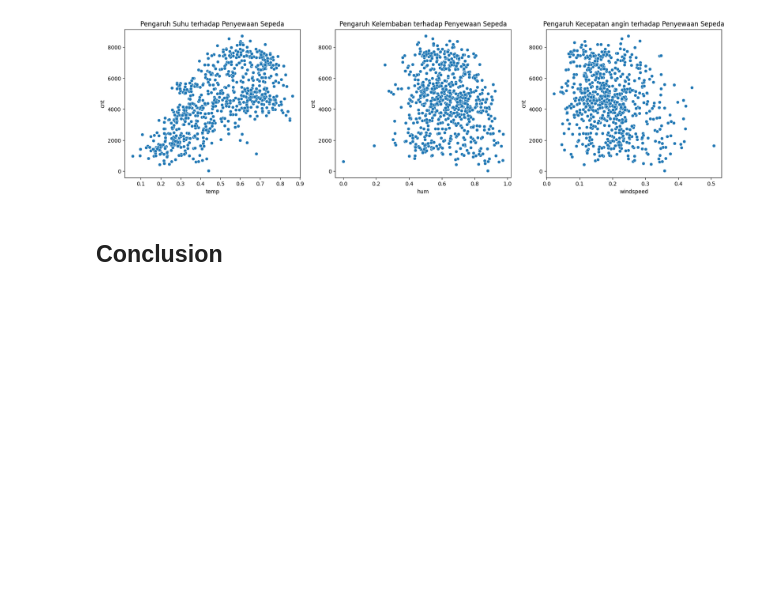
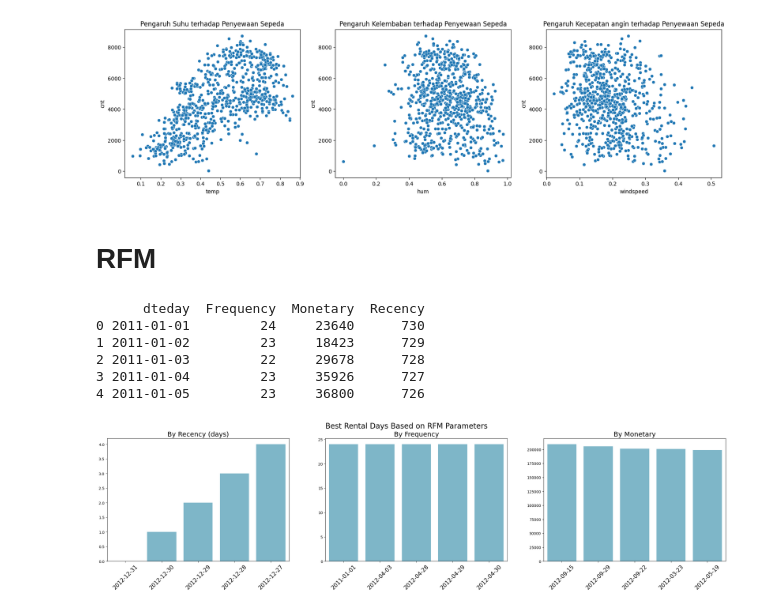
Before and after one commit to FaizAbiyyu/Bike-Sharing-Rental-Streamlit, a Jupyter notebook: notebookBikeSharing.ipynb, the cells around one changed output. Drawn from its saved outputs; the diff is of its cells as text; code cells hidden in the pictures; blank space fills up the shorter version.

```diff
--- a/notebookBikeSharing.ipynb
+++ b/notebookBikeSharing.ipynb
@@ -746,5 +746,70 @@ plt.show()
 # %% [output]
 [figure]
 # %% [markdown]
-
-## **Conclusion**
+# RFM
+# %%
+import pandas as pd
+
+# Konversi kolom tanggal ke format datetime
+all_df['dteday'] = pd.to_datetime(all_df['dteday'])
+
+# Menentukan tanggal terakhir dalam dataset
+max_date = all_df['dteday'].max()
+
+# Menghitung Recency, Frequency, dan Monetary berdasarkan tanggal unik
+rfm = all_df.groupby('dteday').agg(
+    Frequency=('dteday', 'count'),  # Jumlah hari kendaraan disewa
+    Monetary=('cnt_day', 'sum')  # Total jumlah penyewaan kendaraan per hari
+).reset_index()
+
+# Menghitung Recency secara terpisah
+rfm['Recency'] = (max_date - rfm['dteday']).dt.days
+
+# Menampilkan hasil
+print(rfm.head())
+# %% [output]
+      dteday  Frequency  Monetary  Recency
+0 2011-01-01         24     23640      730
+1 2011-01-02         23     18423      729
+2 2011-01-03         22     29678      728
+3 2011-01-04         23     35926      727
+4 2011-01-05         23     36800      726
+# %%
+# Set ukuran figure
+fig, ax = plt.subplots(nrows=1, ncols=3, figsize=(30, 6))
+
+# Warna untuk visualisasi
+colors = ["#72BCD4"] * 5
+
+# Visualisasi berdasarkan Recency (tanggal terbaru)
+sns.barplot(y="Recency", x="dteday",
+            data=rfm.sort_values(by="Recency", ascending=True).head(5),
+            palette=colors, ax=ax[0])
+ax[0].set_ylabel(None)
+ax[0].set_xlabel(None)
+ax[0].set_title("By Recency (days)", loc="center", fontsize=18)
+ax[0].tick_params(axis='x', labelsize=15, rotation=45)
+
+# Visualisasi berdasarkan Frequency (hari dengan aktivitas tertinggi)
+sns.barplot(y="Frequency", x="dteday",
+            data=rfm.sort_values(by="Frequency", ascending=False).head(5),
+            palette=colors, ax=ax[1])
+ax[1].set_ylabel(None)
+ax[1].set_xlabel(None)
+ax[1].set_title("By Frequency", loc="center", fontsize=18)
+ax[1].tick_params(axis='x', labelsize=15, rotation=45)
+
+# Visualisasi berdasarkan Monetary (jumlah penyewaan tertinggi)
+sns.barplot(y="Monetary", x="dteday",
+            data=rfm.sort_values(by="Monetary", ascending=False).head(5),
+            palette=colors, ax=ax[2])
+ax[2].set_ylabel(None)
+ax[2].set_xlabel(None)
+ax[2].set_title("By Monetary", loc="center", fontsize=18)
+ax[2].tick_params(axis='x', labelsize=15, rotation=45)
+
+# Judul utama
+plt.suptitle("Best Rental Days Based on RFM Parameters", fontsize=20)
+plt.show()
+# %% [output]
+[figure, added]
```
Also changed, not shown: 3 other files.
